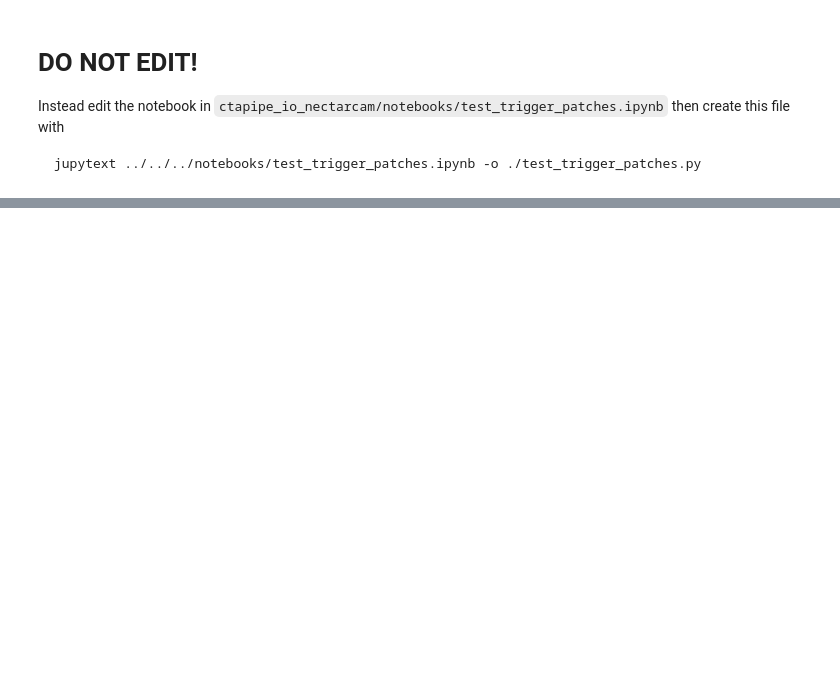
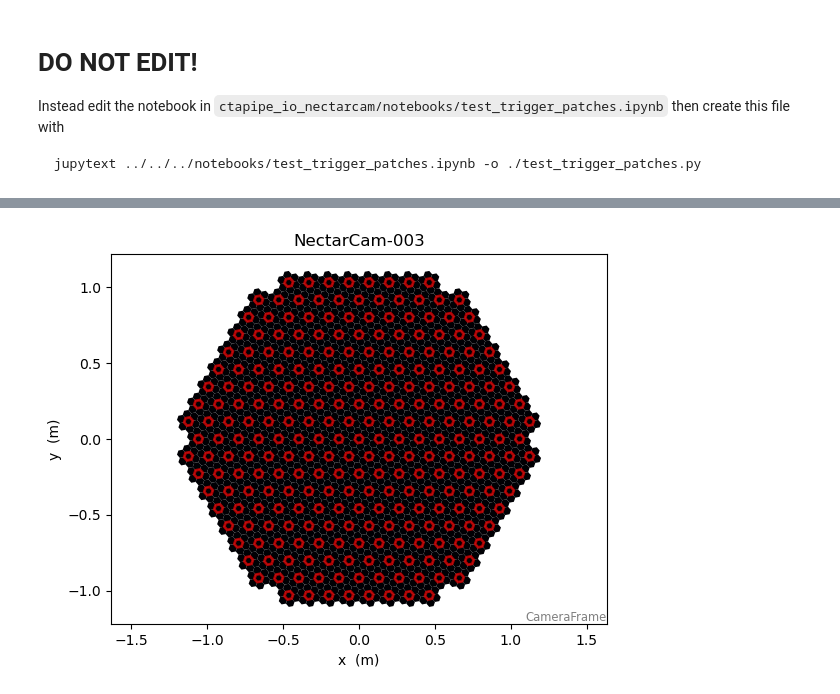
Before and after one commit to cta-observatory/ctapipe_io_nectarcam, a Jupyter notebook: notebooks/test_trigger_patches.ipynb, the cells around one changed output, grey strips where cells are left out. Cells and saved outputs as stored; diff of their text form; code cells hidden in the pictures; blank space fills up the shorter version.

```diff
--- a/notebooks/test_trigger_patches.ipynb
+++ b/notebooks/test_trigger_patches.ipynb
@@ -334,0 +258,91 @@ Pixels in patches: 37, 37, 27, 22, 22, 22, 27, 22, 22, 22,
+# %%
+if __name__ == "__main__":
+    import numpy as np
+    from matplotlib import pyplot as plt
+    from astropy import units as u
+    from astropy import table
+
+    # Load my functions for test (these are in __init__.py)
+    from ctapipe_io_nectarcam import find_central_pixels,nectar_trigger_patches,module_central
+    #from ctapipe_io_nectarcam import load_camera_geometry
+    #geom = load_camera_geometry()
+
+    new_camera_type = 0
+    new_camera_type = 1
+
+    pixels,radius,new_camera_name = make_new_cameras(new_camera_type,False)
+
+    n_pix = len(pixels)
+    pix_x=pixels[:,0]*u.cm
+    pix_y=pixels[:,1]*u.cm
+
+    from ctapipe.instrument.camera.geometry import CameraGeometry
+
+    # In future, shouldn't need to do this.
+    pix_area = np.array([np.pi*radius**2]*n_pix)*u.cm**2
+
+    geom_new = CameraGeometry(new_camera_name,
+                              pix_x=pix_x,pix_y=pix_y,
+                              pix_id=table.column.Column(range(n_pix)),
+                              pix_area=pix_area,
+                              pix_type="hexagon")
+
+    from ctapipe.visualization import CameraDisplay
+
+    # In future, shouldn't need to do this.
+    geom_new.pixel_width = np.array([radius]*n_pix)*u.cm
+
+    CameraDisplay(geom_new)
+
+
+    pix_mid_module = find_central_pixels(geom_new)
+    print("Central Pixels:",pix_mid_module)
+    print(len(pix_mid_module),len(pix_mid_module)*7)
+
+    print(np.array(pix_mid_module))
+
+    disp = CameraDisplay(geom_new)
+    im = np.zeros(geom_new.n_pixels)
+
+    disp.highlight_pixels(pix_mid_module, linewidth=2, color="xkcd:red")
+    im[pix_mid_module] = 1
+    disp.image = im
+    #disp.add_colorbar()
+    plt.show()
+
+    trigger_patches = nectar_trigger_patches(geom_new,
+                                             pix_mid_module)
+    print("Trigger patches:",trigger_patches)
+    print("Pixels in patches:",end=" ")
+    for patch in trigger_patches:
+        print(len(patch),end=", ")
+    print()
+    disp = CameraDisplay(geom_new)
+    im = np.zeros(geom_new.n_pixels)
+    im[trigger_patches[1]] = 2
+    disp.image = im
+    disp.highlight_pixels(pix_mid_module, linewidth=2, color="xkcd:red")
+    #disp.add_colorbar()
+    plt.show()
+
+    from ctapipe_io_nectarcam import load_camera_geometry
+    geom = load_camera_geometry()
+
+
+    from ctapipe_io_nectarcam import find_central_pixels
+
+    pix_mid_module = module_central(geom)
+    disp = CameraDisplay(geom)
+    im = np.zeros(geom.n_pixels)
+    disp.image = im
+    disp.highlight_pixels(pix_mid_module, linewidth=2, color="xkcd:red")
+    plt.show()
+
+
+    pix_mid_module = find_central_pixels(geom)
+    disp = CameraDisplay(geom)
+    im = np.zeros(geom.n_pixels)
+    disp.image = im
+    disp.highlight_pixels(pix_mid_module, linewidth=2, color="xkcd:red")
+    plt.show()
+# %% [output]
@@ -334,0 +356 @@ Pixels in patches: 37, 37, 27, 22, 22, 22, 27, 22, 22, 22,
+[figure, added]
```
Also changed, not shown: parts of 7 cells of this notebook, 1 other file.
